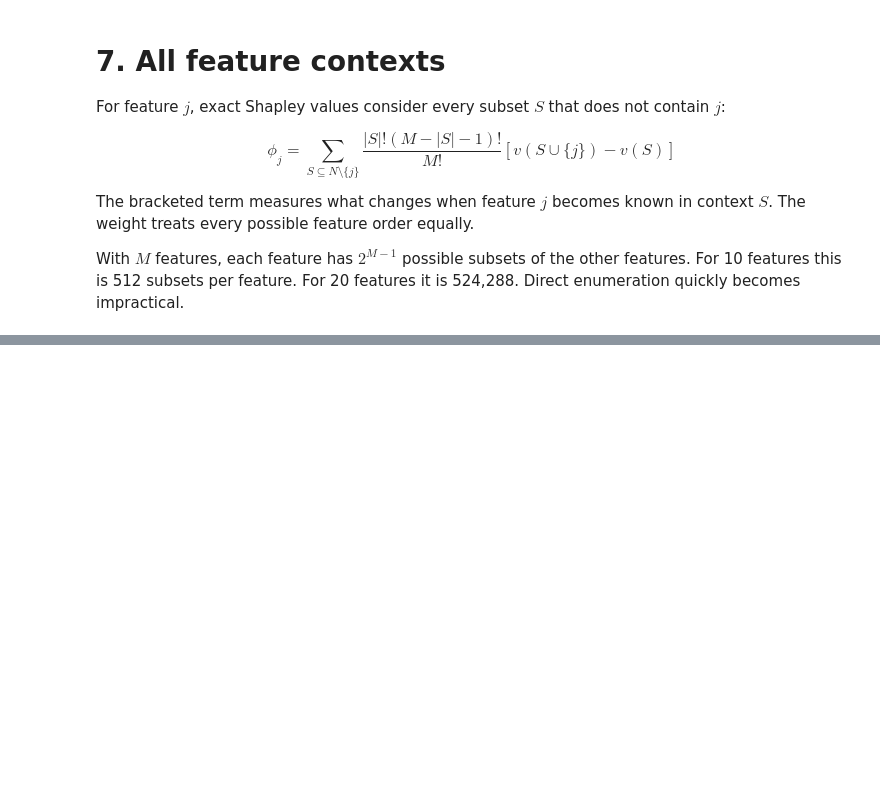
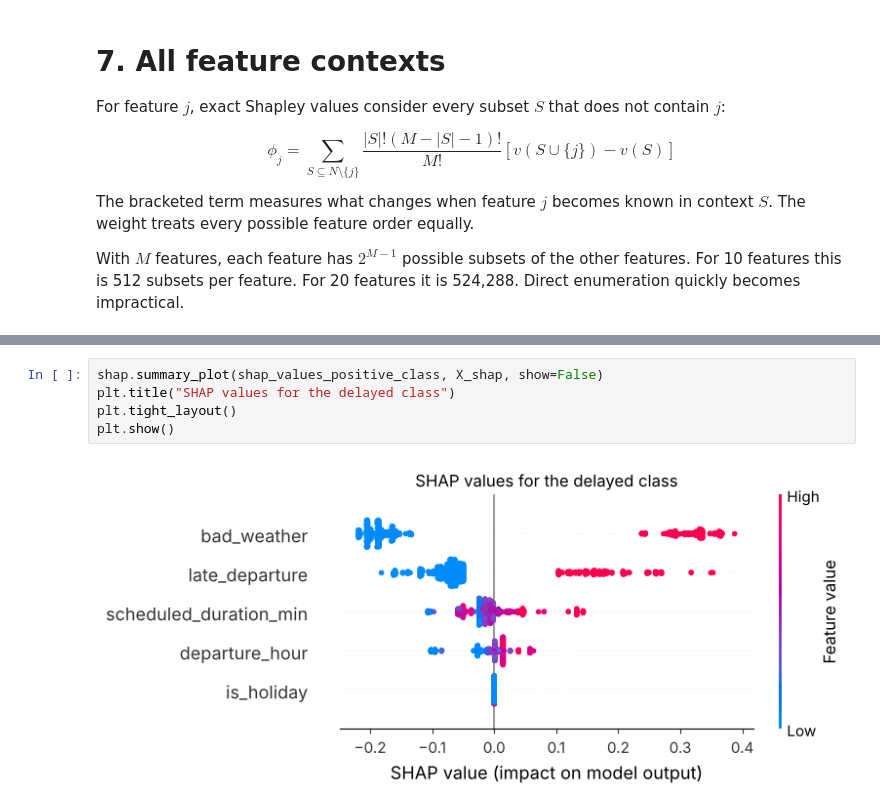
Before and after one commit to w4bo/AA2627-unibo-dcai, a Jupyter notebook: slides/lab-06-explainability.ipynb, the cells around one changed output, grey strips where cells are left out. Cells and saved outputs as stored; diff of their text form; blank space fills up the shorter version.

```diff
--- a/slides/lab-06-explainability.ipynb
+++ b/slides/lab-06-explainability.ipynb
@@ -245,0 +383,7 @@ plt.show()
+# %%
+shap.summary_plot(shap_values_positive_class, X_shap, show=False)
+plt.title("SHAP values for the delayed class")
+plt.tight_layout()
+plt.show()
+# %% [output]
+[figure, added]
```
Also changed, not shown: parts of 61 cells of this notebook, 1 other file.
